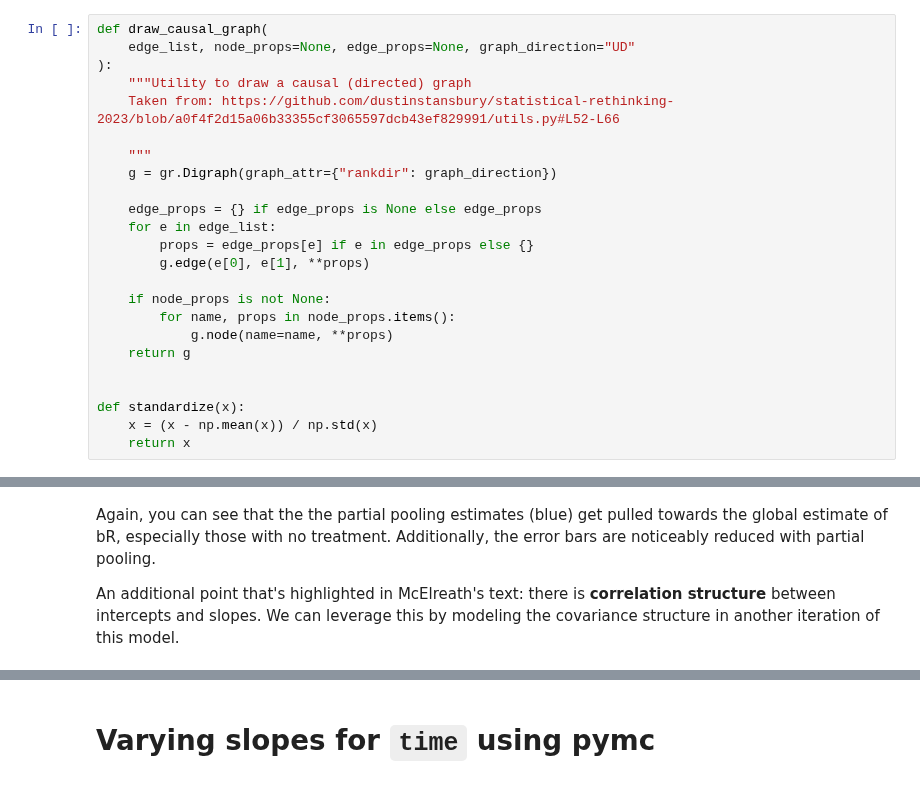
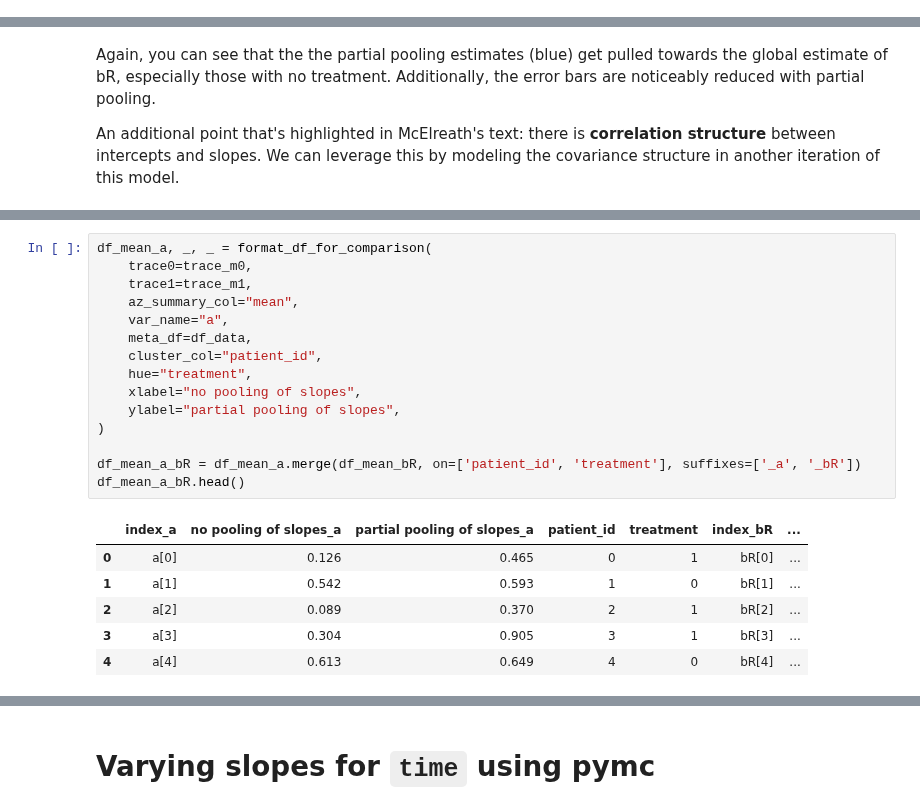
Before and after one commit to benslack19/benslack19.github.io, a Jupyter notebook: _posts_drafts/2024-05-29-time-series-varying-effects.ipynb, the cells around one changed output, grey strips where cells are left out. Cells and saved outputs as stored; diff of their text form.

```diff
--- a/_posts_drafts/2024-05-29-time-series-varying-effects.ipynb
+++ b/_posts_drafts/2024-05-29-time-series-varying-effects.ipynb
@@ -45,24 +47,0 @@ from utils import (
-# %%
-def draw_causal_graph(
-    edge_list, node_props=None, edge_props=None, graph_direction="UD"
-):
-    """Utility to draw a causal (directed) graph
-    Taken from: https://github.com/dustinstansbury/statistical-rethinking-2023/blob/a0f4f2d15a06b33355cf3065597dcb43ef829991/utils.py#L52-L66
-
-    """
-    g = gr.Digraph(graph_attr={"rankdir": graph_direction})
-
-    edge_props = {} if edge_props is None else edge_props
-    for e in edge_list:
-        props = edge_props[e] if e in edge_props else {}
-        g.edge(e[0], e[1], **props)
-
-    if node_props is not None:
-        for name, props in node_props.items():
-            g.node(name=name, **props)
-    return g
-
-
-def standardize(x):
-    x = (x - np.mean(x)) / np.std(x)
-    return x
@@ -490,0 +416,22 @@ Another way of looking at it is that the
+# %%
+df_mean_a, _, _ = format_df_for_comparison(
+    trace0=trace_m0,
+    trace1=trace_m1,
+    az_summary_col="mean",
+    var_name="a",
+    meta_df=df_data,
+    cluster_col="patient_id",
+    hue="treatment",
+    xlabel="no pooling of slopes",
+    ylabel="partial pooling of slopes",
+)
+
+df_mean_a_bR = df_mean_a.merge(df_mean_bR, on=['patient_id', 'treatment'], suffixes=['_a', '_bR'])
+df_mean_a_bR.head()
+# %% [output]
+|  | index_a | no pooling of slopes_a | partial pooling of slopes_a | patient_id | treatment | index_bR | ... |
+| 0 | a[0] | 0.126 | 0.465 | 0 | 1 | bR[0] | ... |
+| 1 | a[1] | 0.542 | 0.593 | 1 | 0 | bR[1] | ... |
+| 2 | a[2] | 0.089 | 0.370 | 2 | 1 | bR[2] | ... |
+| 3 | a[3] | 0.304 | 0.905 | 3 | 1 | bR[3] | ... |
+| 4 | a[4] | 0.613 | 0.649 | 4 | 0 | bR[4] | ... |
```
Also changed, not shown: parts of 8 cells of this notebook, 2 other files.
